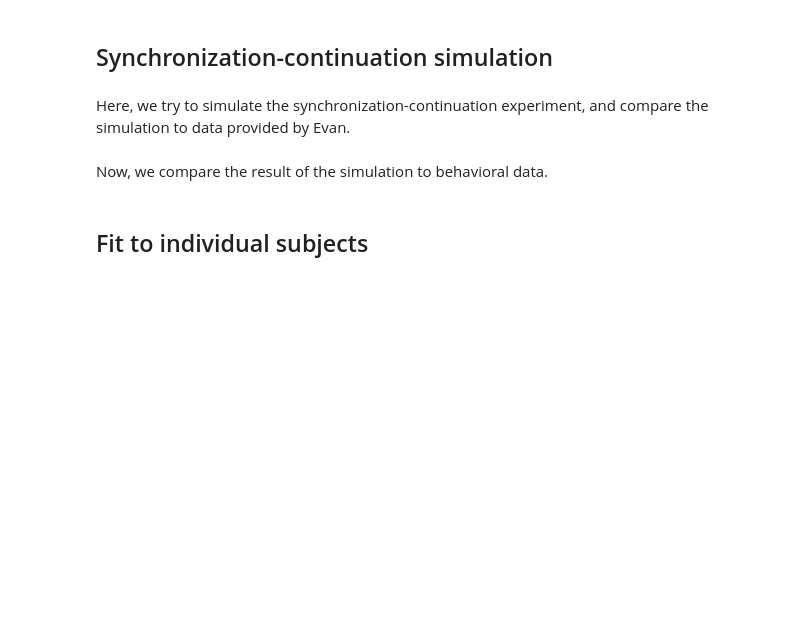
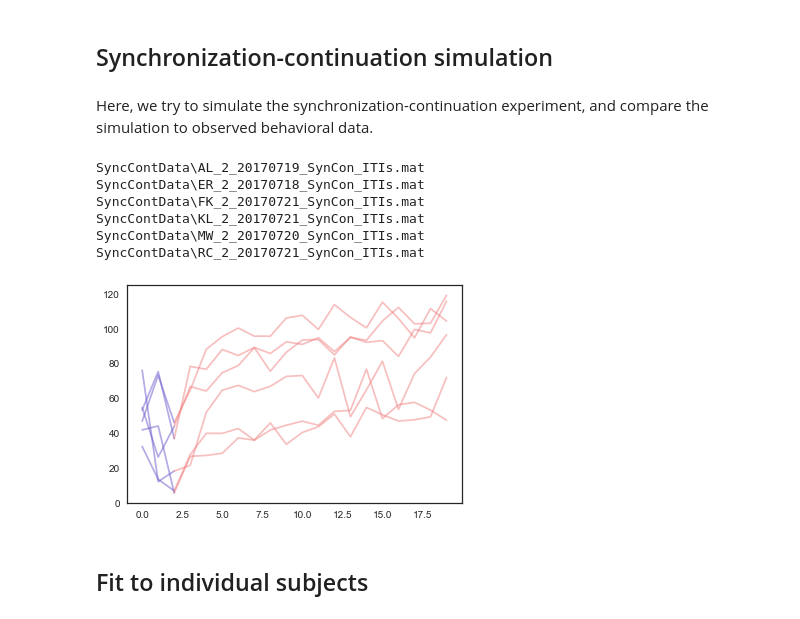
Before and after one commit to jazlab/SE_NL_MJ_2020, a Jupyter notebook: SynchronizationContinuation.ipynb, the cells around one changed output. Cells and saved outputs as stored; diff of their text form; code cells hidden in the pictures; blank space fills up the shorter version.

```diff
--- a/SynchronizationContinuation.ipynb
+++ b/SynchronizationContinuation.ipynb
@@ -282,6 +182,4 @@ def simulate_synchronization(sigma, K, initI, alpha, ntrials=1, durations=[600,
 # %% [markdown]
 ## Synchronization-continuation simulation
 # %% [markdown]
-Here, we try to simulate the synchronization-continuation experiment, and compare the simulation to data provided by Evan.
+Here, we try to simulate the synchronization-continuation experiment, and compare the simulation to observed behavioral data.
-# %% [markdown]
-Now, we compare the result of the simulation to behavioral data.
@@ -321,3 +186,56 @@ IPI_mean = data['allDur_mean']
+# %%
+# Load the subjects' behavior
+filename = 'AL1_20180718_syncon_ITIs.mat'
+data = scipy.io.loadmat(filename)
+durs = data['durs'].flatten()
+splits = data['allDur_splits']
+IPI_mean = data['allDur_mean']
+
+# Load the processed data
+dirlst = glob.glob('SyncContData\\*_2_*ITIs.mat')
+plotlst = [0,3,4,5,6,7]
+tmax = 20
+bias_all_lst = np.zeros((len(plotlst), tmax))
+color1 = 'slateblue'
+color2 = 'lightcoral'
+
+def find_bias_arr(filename, tmax):
+    '''filename: SynCon_ITIs file name
+    tmax: max number of taps to consider
+
+    Returns: the bias array, tmax x number of intervals in prior'''
+    data = scipy.io.loadmat(filename)
+    durs = data['durs'].flatten()
+    splits = data['allDur_splits']
+    IPI_mean = data['allDur_mean'][0]
+
+    Bias = np.zeros((tmax, 5))
+
+    for i in range(len(IPI_mean)):
+        IPI_single = IPI_mean[i].flatten()[:tmax]
+        bias_single = IPI_single - durs[i]
+        Bias[:,i] = bias_single
+
+    return Bias
+
+# Visualize individual subject bias
+for id, i in enumerate(plotlst):
+    filename = dirlst[i]
+    print(filename)
+    bias_arr = find_bias_arr(filename, tmax)
+    bias = np.sqrt(np.nanmean(bias_arr**2, axis=1)) * 1000
+
+    bias_all_lst[id,:] = bias
+    plt.plot(bias[:3], color1, alpha=0.5)
+    plt.plot(range(2,20), bias[2:], color2, alpha=0.5)
+# %% [output]
+SyncContData\AL_2_20170719_SynCon_ITIs.mat
+SyncContData\ER_2_20170718_SynCon_ITIs.mat
+SyncContData\FK_2_20170721_SynCon_ITIs.mat
+SyncContData\KL_2_20170721_SynCon_ITIs.mat
+SyncContData\MW_2_20170720_SynCon_ITIs.mat
+SyncContData\RC_2_20170721_SynCon_ITIs.mat
+[figure, added]
 # %%
 trials = splits[0,0]
 N = trials.shape[0]
```
Also changed, not shown: parts of 23 cells of this notebook, 2 other files.
